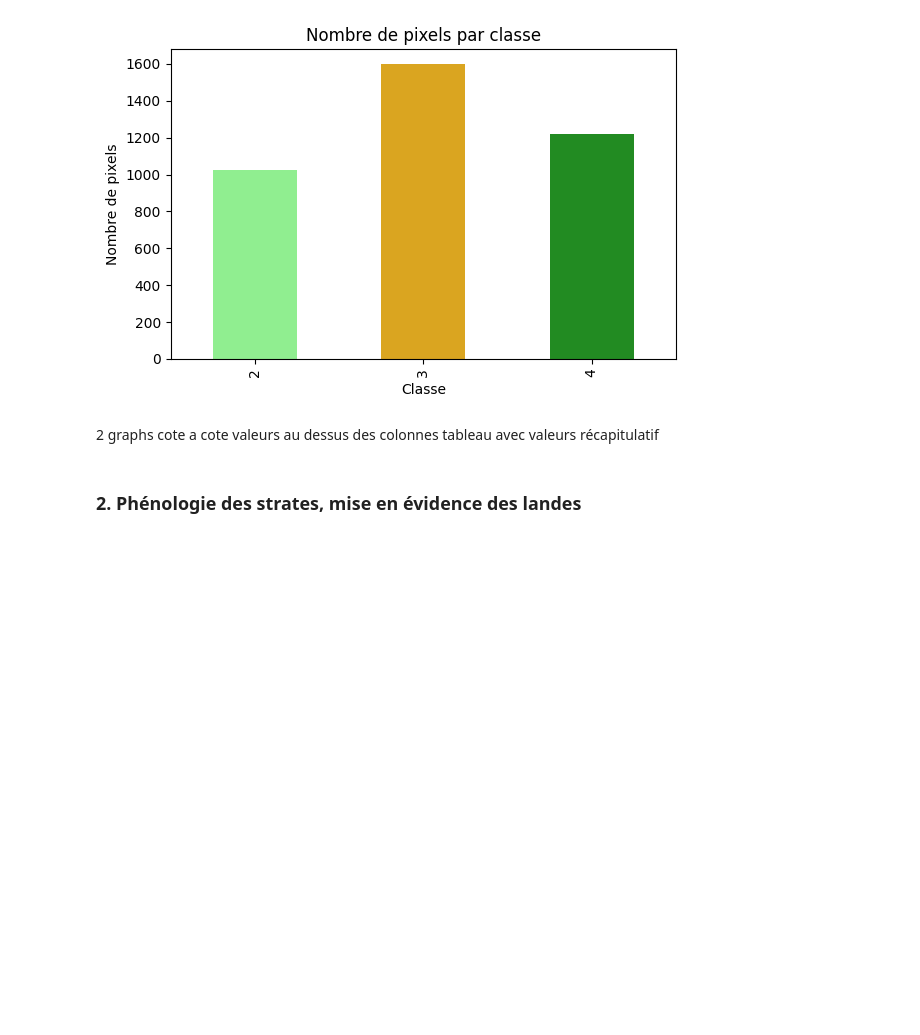
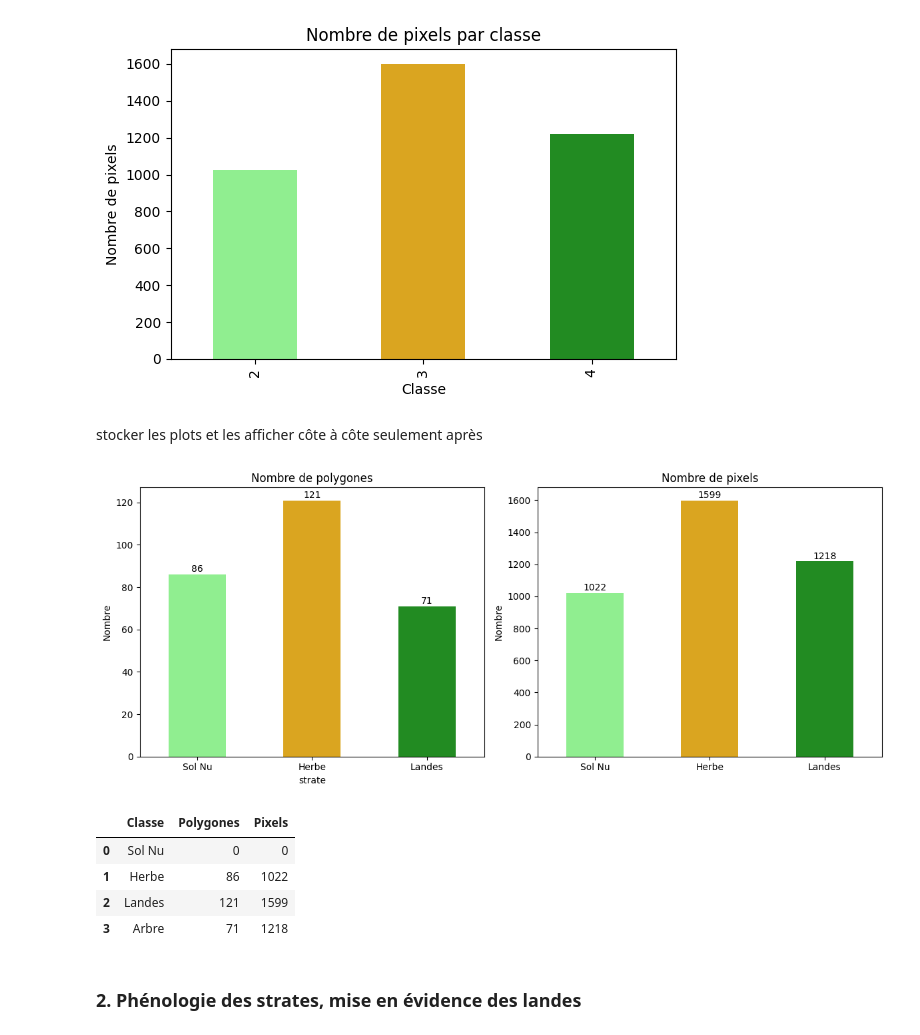
Before and after one commit to marion-billy/projet_telea_landes, a Jupyter notebook: projet_telea_BILLY_MARION.ipynb, the cells around one changed output. Saved outputs shown, nothing was run; the diff lists cells and outputs as text; code cells hidden in the pictures; blank space fills up the shorter version.

```diff
--- a/projet_telea_BILLY_MARION.ipynb
+++ b/projet_telea_BILLY_MARION.ipynb
@@ -180,10 +178,63 @@ plt.savefig("/home/onyxia/work/results/figure/diag_baton_nb_pix_by_class.png", d
 plt.show()
 # %% [output]
 [figure]
-# %% [markdown]
-2 graphs cote a cote
-valeurs au dessus des colonnes
-tableau avec valeurs récapitulatif
+# %% [markdown]
+stocker les plots et les afficher côte à côte seulement après
+# %%
+# --- Couleurs et labels ---
+colors = ["lightgreen", "goldenrod", "forestgreen", "darkgreen"]
+class_labels = ["Sol Nu", "Herbe", "Landes", "Arbre"]
+
+# --- Comptage des polygones ---
+nb_poly = gdf["strate"].value_counts().sort_index()
+
+# --- Comptage des pixels ---
+_, Y, _ = cla.get_samples_from_roi(roi_raster, roi_raster)
+pixel_counts = dict(zip(*np.unique(Y, return_counts=True)))
+pixel_series = pd.Series(pixel_counts).sort_index()
+
+# --- Figure côte à côte ---
+fig, axes = plt.subplots(1, 2, figsize=(12,5))
+
+# Polygones
+nb_poly.plot(kind="bar", color=colors, ax=axes[0])
+present_labels = [class_labels[i-2] for i in nb_poly.index]  # ici, index = 2,3,4
+axes[0].set_xticklabels(present_labels, rotation=0)
+axes[0].set_title("Nombre de polygones")
+axes[0].set_ylabel("Nombre")
+for i, v in enumerate(nb_poly):
+    axes[0].text(i, v + max(nb_poly)*0.01, str(v), ha='center')
+
+# Pixels
+pixel_series.plot(kind="bar", color=colors, ax=axes[1])
+present_labels_pix = [class_labels[i-2] for i in pixel_series.index]
+axes[1].set_xticklabels(present_labels_pix, rotation=0)
+axes[1].set_title("Nombre de pixels")
+axes[1].set_ylabel("Nombre")
+for i, v in enumerate(pixel_series):
+    axes[1].text(i, v + max(pixel_series)*0.01, str(v), ha='center')
+
+plt.tight_layout()
+plt.show()
+
+# --- Tableau récapitulatif ---
+all_classes = [1, 2, 3, 4]
+nb_poly_all = nb_poly.reindex(all_classes, fill_value=0)
+pixel_series_all = pixel_series.reindex(all_classes, fill_value=0)
+
+df_summary = pd.DataFrame({
+    "Classe": class_labels,  # tous les labels
+    "Polygones": nb_poly_all.values,
+    "Pixels": pixel_series_all.values
+})
+df_summary
+# %% [output]
+[figure, added]
+|  | Classe | Polygones | Pixels |
+| 0 | Sol Nu | 0 | 0 |
+| 1 | Herbe | 86 | 1022 |
+| 2 | Landes | 121 | 1599 |
+| 3 | Arbre | 71 | 1218 |
 # %% [markdown]
 ### 2. Phénologie des strates, mise en évidence des landes
 # %% [markdown]
```
Also changed, not shown: parts of 10 cells of this notebook.
